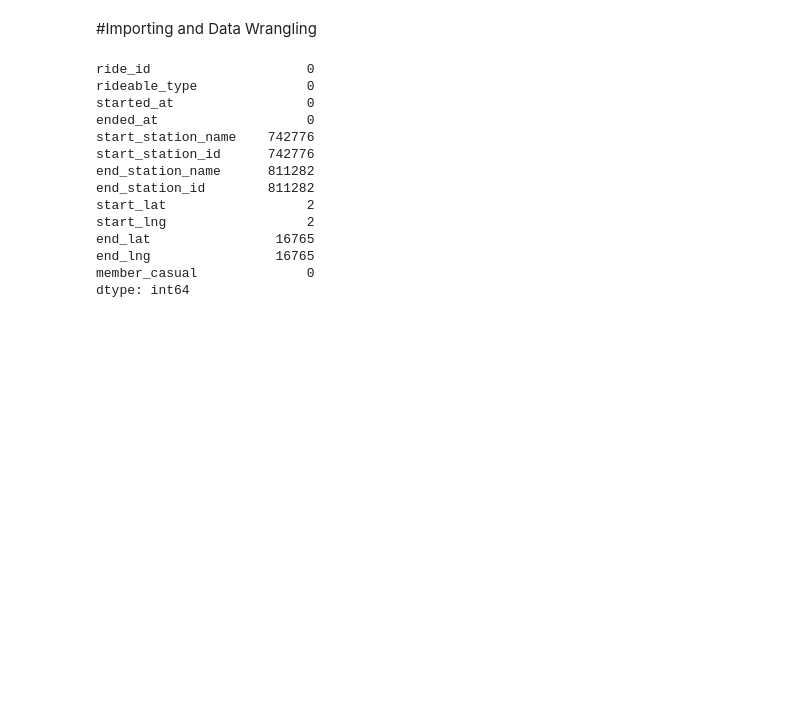
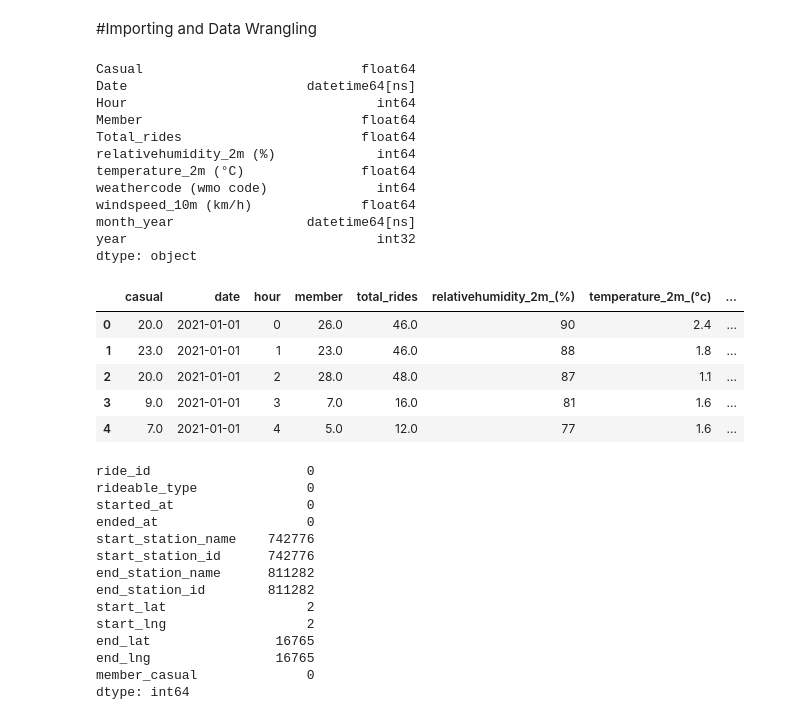
Before and after one commit to rakeshtparayil/capital_bike_share, a Jupyter notebook: capital_bike_share_final.ipynb, the cells around one changed output. Drawn from its saved outputs; the diff is of its cells as text; code cells hidden in the pictures; blank space fills up the shorter version.

```diff
--- a/capital_bike_share_final.ipynb
+++ b/capital_bike_share_final.ipynb
@@ -33,6 +33,58 @@ for col in category_columns:
 string_columns = ['ride_id', 'start_station_id', 'end_station_id']
 for col in string_columns:
     bike_master_clean[col] = bike_master_clean[col].astype('string')
+# %%
+#create a copy of the bike hourly data
+bike_hourly_new = bike_hourly.copy()
+
+# Convert the 'Date' column to datetime
+bike_hourly_new['Date'] = pd.to_datetime(bike_hourly_new['Date'])
+
+# Ensure 'Hour' is integer (if it's not already)
+bike_hourly_new['Hour'] = bike_hourly_new['Hour'].astype(int)
+
+# Convert float columns correctly
+float_columns = ['Casual', 'Member', 'Total_rides', 'temperature_2m (°C)', 'windspeed_10m (km/h)']
+bike_hourly_new[float_columns] = bike_hourly_new[float_columns].astype(float)
+
+# Convert integer columns
+int_columns = ['relativehumidity_2m (%)', 'weathercode (wmo code)']
+bike_hourly_new[int_columns] = bike_hourly_new[int_columns].astype(int)
+
+#adding month_year as a column
+bike_hourly_new['month_year'] = bike_hourly_new['Date'].dt.strftime('%Y-%m')
+
+#convert month year to datetime
+bike_hourly_new['month_year'] = pd.to_datetime(bike_hourly_new['month_year'])
+
+#have a year column
+bike_hourly_new['year'] = bike_hourly_new['Date'].dt.year
+
+# Check the updated data types
+print(bike_hourly_new.dtypes)
+
+#change the columns to lowercase and remove spaces
+bike_hourly_new.columns = bike_hourly_new.columns.str.lower().str.replace(' ', '_')
+bike_hourly_new.head()
+# %% [output]
+Casual                            float64
+Date                       datetime64[ns]
+Hour                                int64
+Member                            float64
+Total_rides                       float64
+relativehumidity_2m (%)             int64
+temperature_2m (°C)               float64
+weathercode (wmo code)              int64
+windspeed_10m (km/h)              float64
+month_year                 datetime64[ns]
+year                                int32
+dtype: object
+|  | casual | date | hour | member | total_rides | relativehumidity_2m_(%) | temperature_2m_(°c) | ... |
+| 0 | 20.0 | 2021-01-01 | 0 | 26.0 | 46.0 | 90 | 2.4 | ... |
+| 1 | 23.0 | 2021-01-01 | 1 | 23.0 | 46.0 | 88 | 1.8 | ... |
+| 2 | 20.0 | 2021-01-01 | 2 | 28.0 | 48.0 | 87 | 1.1 | ... |
+| 3 | 9.0 | 2021-01-01 | 3 | 7.0 | 16.0 | 81 | 1.6 | ... |
+| 4 | 7.0 | 2021-01-01 | 4 | 5.0 | 12.0 | 77 | 1.6 | ... |
 # %%
 #finding null values
 bike_master_clean.isnull().sum()
```
Also changed, not shown: parts of 1 cell of this notebook, 3 other files.
